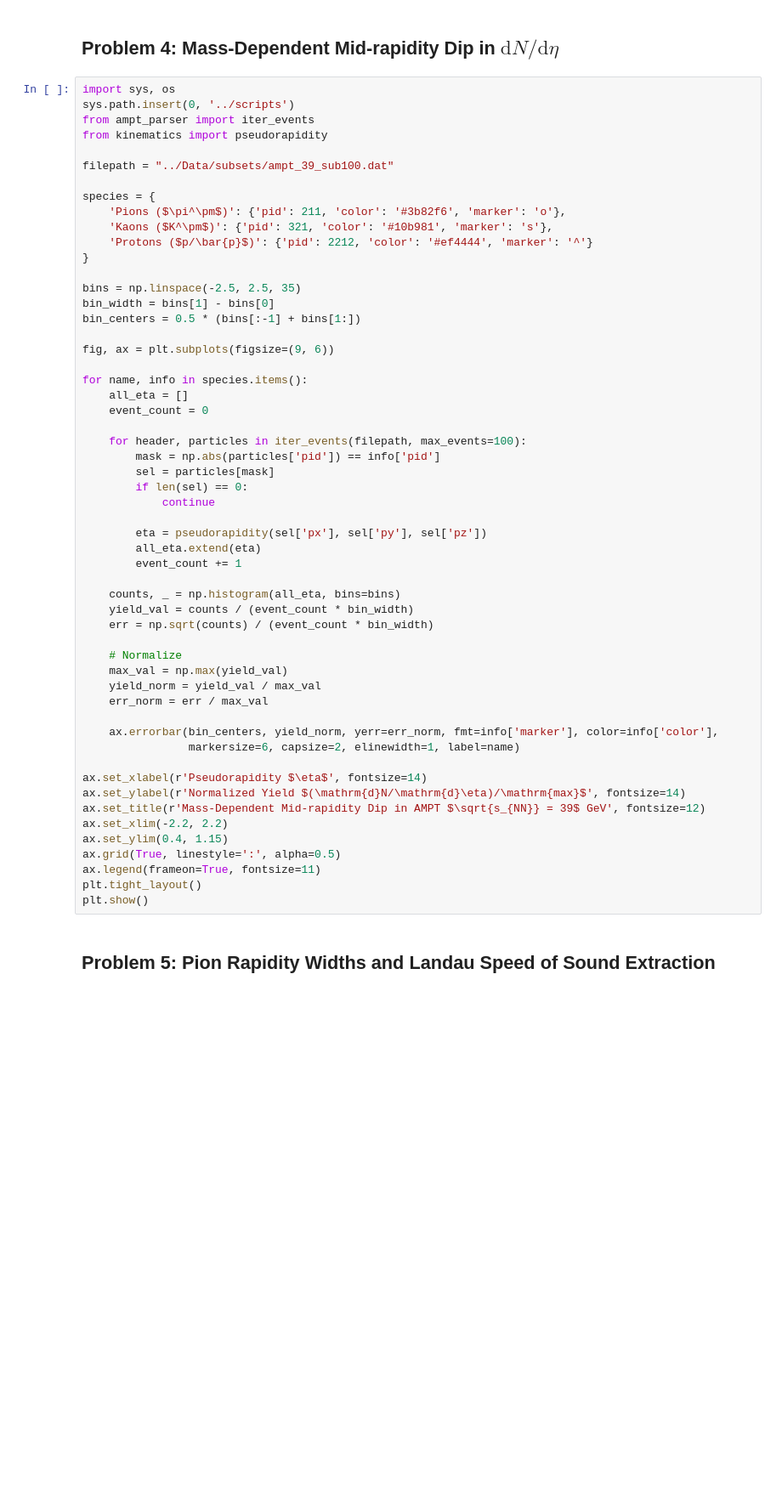
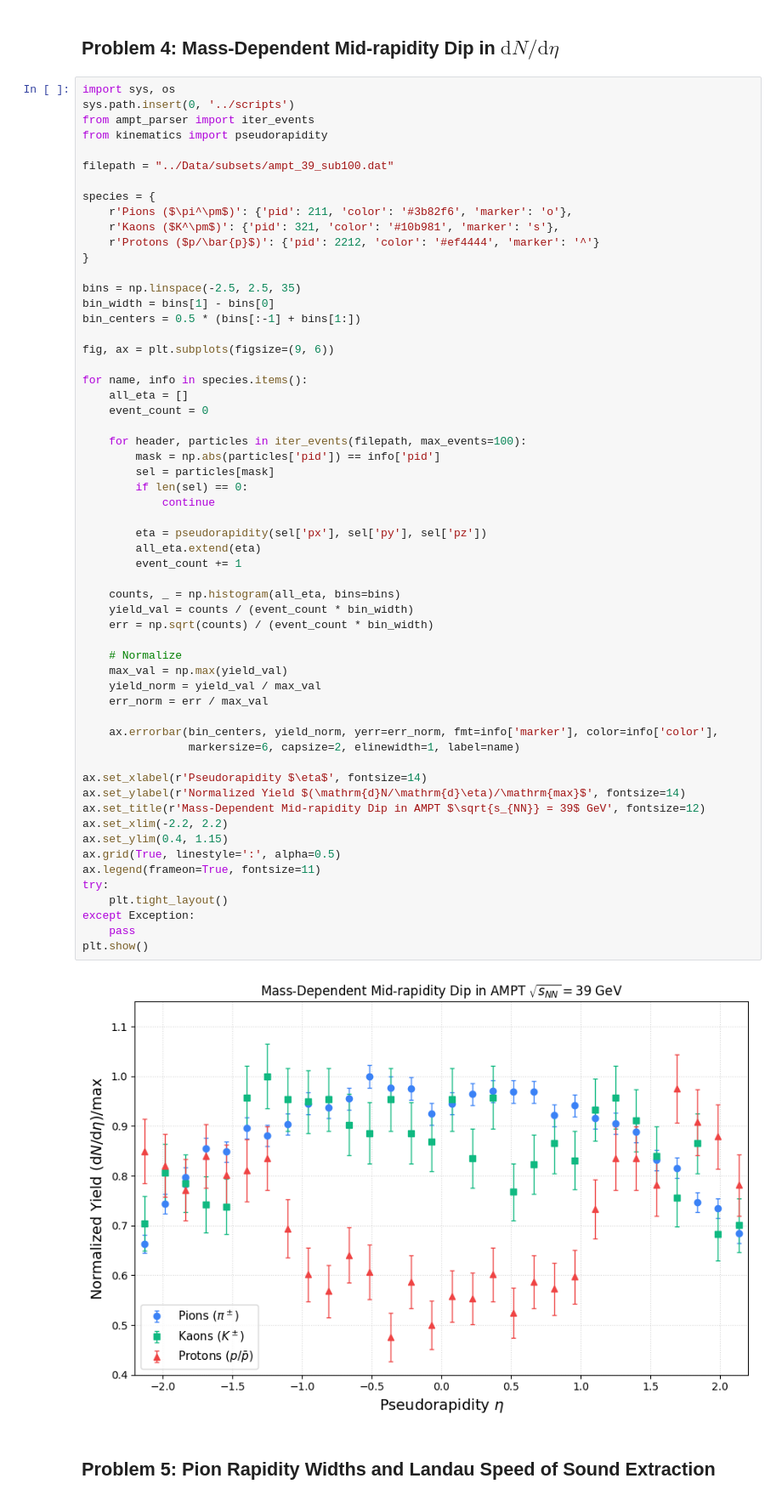
Before and after one commit to reetanshuh1998/AMPT-Lecture, a Jupyter notebook: exercises/day02_hands_on_solutions.ipynb, the cells around one changed output. Shown at 85% size. Cells and saved outputs as stored; diff of their text form; blank space fills up the shorter version.

```diff
--- a/exercises/day02_hands_on_solutions.ipynb
+++ b/exercises/day02_hands_on_solutions.ipynb
@@ -70,9 +97,9 @@ from kinematics import pseudorapidity
 filepath = "../Data/subsets/ampt_39_sub100.dat"
 
 species = {
-    'Pions ($\pi^\pm$)': {'pid': 211, 'color': '#3b82f6', 'marker': 'o'},
-    'Kaons ($K^\pm$)': {'pid': 321, 'color': '#10b981', 'marker': 's'},
-    'Protons ($p/\bar{p}$)': {'pid': 2212, 'color': '#ef4444', 'marker': '^'}
+    r'Pions ($\pi^\pm$)': {'pid': 211, 'color': '#3b82f6', 'marker': 'o'},
+    r'Kaons ($K^\pm$)': {'pid': 321, 'color': '#10b981', 'marker': 's'},
+    r'Protons ($p/\bar{p}$)': {'pid': 2212, 'color': '#ef4444', 'marker': '^'}
 }
 
 bins = np.linspace(-2.5, 2.5, 35)
@@ -88,34 +115,39 @@ for name, info in species.items():
     for header, particles in iter_events(filepath, max_events=100):
         mask = np.abs(particles['pid']) == info['pid']
         sel = particles[mask]
         if len(sel) == 0:
             continue
 
         eta = pseudorapidity(sel['px'], sel['py'], sel['pz'])
         all_eta.extend(eta)
         event_count += 1
 
     counts, _ = np.histogram(all_eta, bins=bins)
     yield_val = counts / (event_count * bin_width)
     err = np.sqrt(counts) / (event_count * bin_width)
 
     # Normalize
     max_val = np.max(yield_val)
     yield_norm = yield_val / max_val
     err_norm = err / max_val
 
     ax.errorbar(bin_centers, yield_norm, yerr=err_norm, fmt=info['marker'], color=info['color'],
                 markersize=6, capsize=2, elinewidth=1, label=name)
 
 ax.set_xlabel(r'Pseudorapidity $\eta$', fontsize=14)
 ax.set_ylabel(r'Normalized Yield $(\mathrm{d}N/\mathrm{d}\eta)/\mathrm{max}$', fontsize=14)
 ax.set_title(r'Mass-Dependent Mid-rapidity Dip in AMPT $\sqrt{s_{NN}} = 39$ GeV', fontsize=12)
 ax.set_xlim(-2.2, 2.2)
 ax.set_ylim(0.4, 1.15)
 ax.grid(True, linestyle=':', alpha=0.5)
 ax.legend(frameon=True, fontsize=11)
-plt.tight_layout()
+try:
+    plt.tight_layout()
+except Exception:
+    pass
 plt.show()
+# %% [output]
+[figure, added]
 # %% [markdown]
 ## Problem 5: Pion Rapidity Widths and Landau Speed of Sound Extraction
 # %%
```
Also changed, not shown: parts of 4 cells of this notebook, 2 other files.
